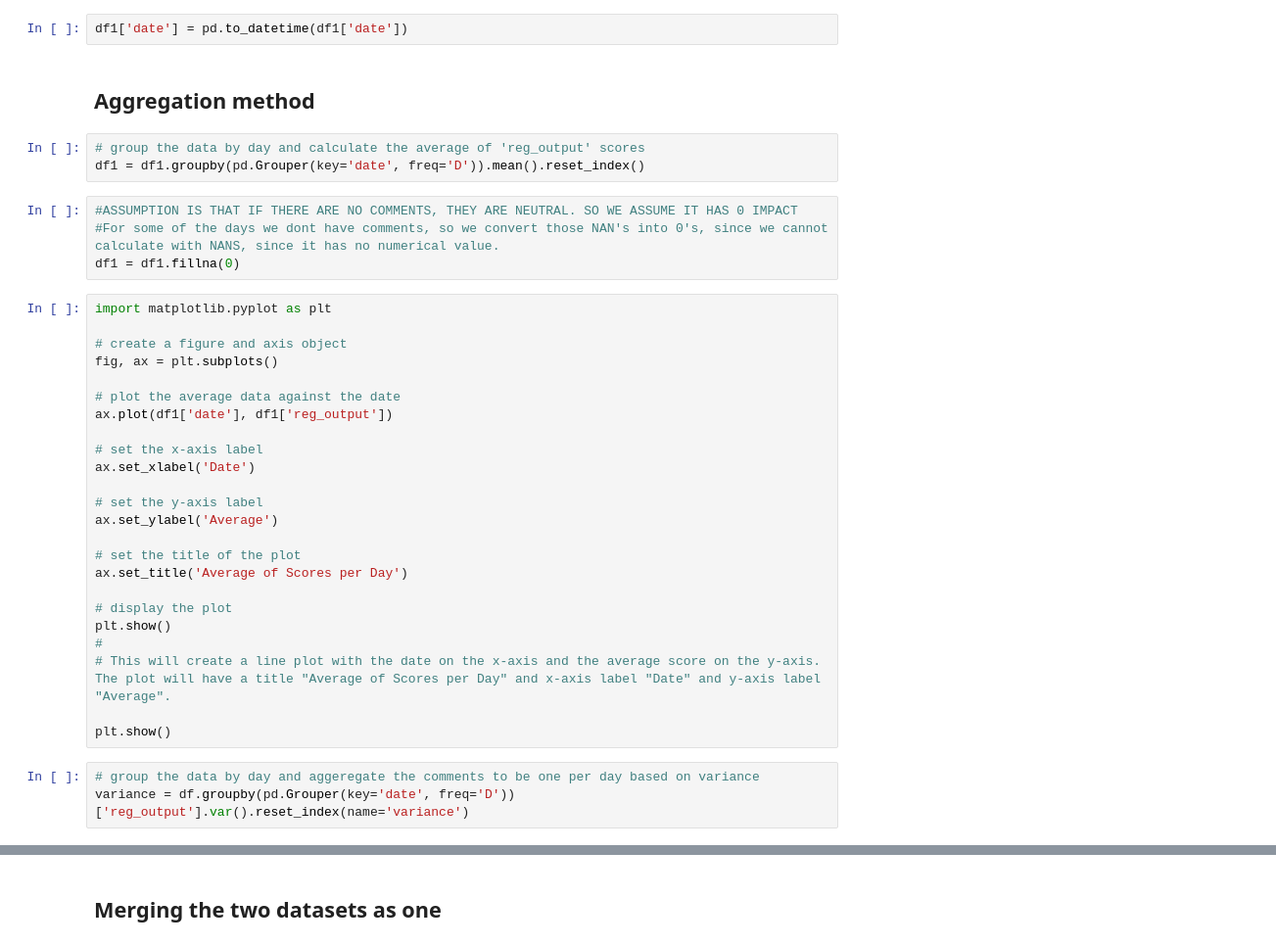
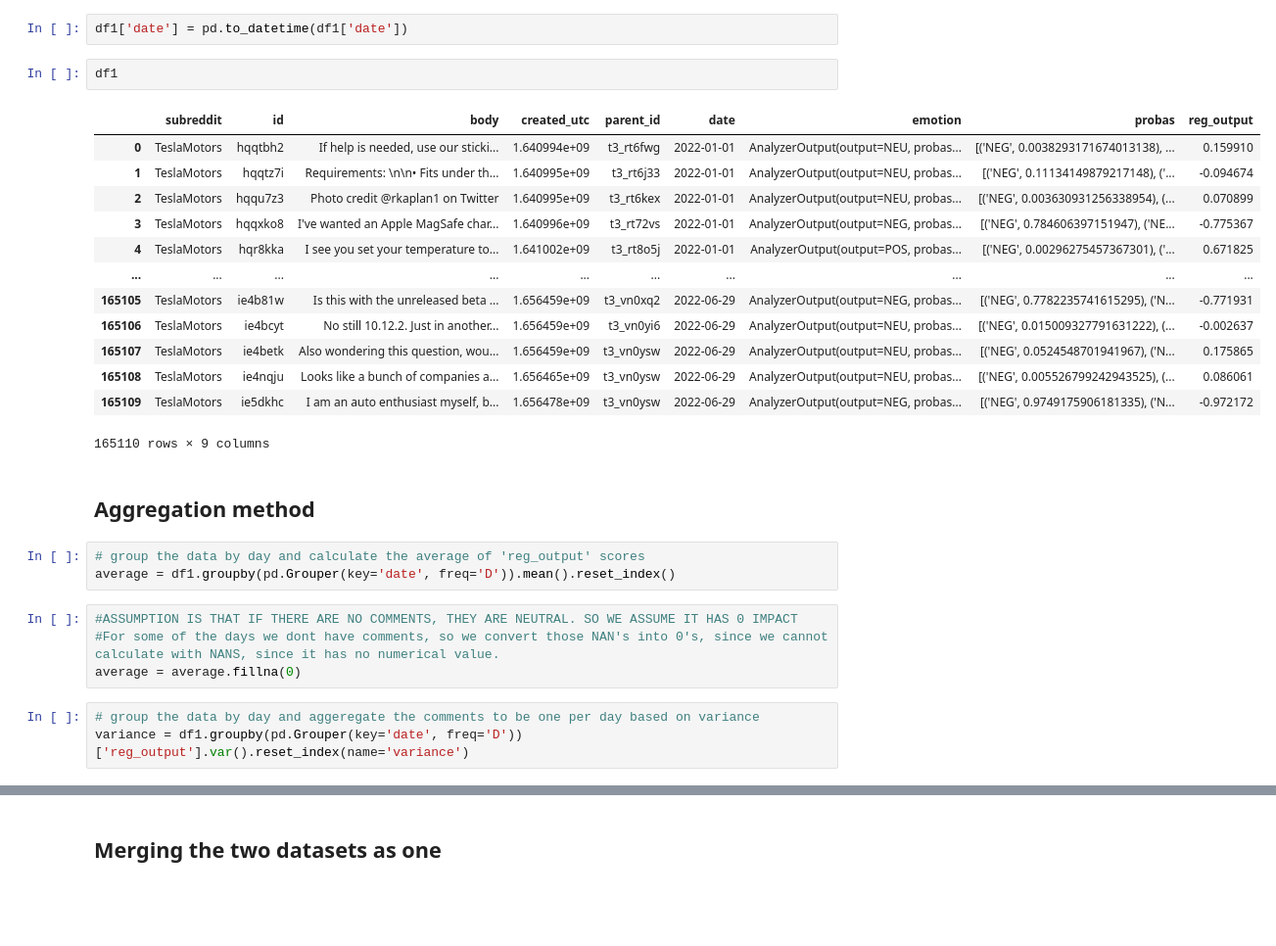
Before and after one commit to Maartenmoes9/Thesis_30_ECTS, a Jupyter notebook: Natural Language Processing.ipynb, the cells around one changed output, grey strips where cells are left out. Shown: that part at 98% size. Cells and saved outputs as stored; diff of their text form; blank space fills up the shorter version.

```diff
--- a/Natural Language Processing.ipynb
+++ b/Natural Language Processing.ipynb
@@ -134,39 +166,31 @@ df1['date'] = pd.to_datetime(df1['date'])
 df1['date'] = df1['date'].apply(lambda x: x.date() if x.time() < pd.Timestamp('14:30:00').time() else x.date() + pd.Timedelta(days=1))
 # %%
 df1['date'] = pd.to_datetime(df1['date'])
+# %%
+df1
+# %% [output]
+|  | subreddit | id | body | created_utc | parent_id | date | emotion | probas | reg_output |
+| 0 | TeslaMotors | hqqtbh2 | If help is needed, use our sticki... | 1.640994e+09 | t3_rt6fwg | 2022-01-01 | AnalyzerOutput(output=NEU, probas... | [('NEG', 0.0038293171674013138), ... | 0.159910 |
+| 1 | TeslaMotors | hqqtz7i | Requirements: \n\n• Fits under th... | 1.640995e+09 | t3_rt6j33 | 2022-01-01 | AnalyzerOutput(output=NEU, probas... | [('NEG', 0.11134149879217148), ('... | -0.094674 |
+| 2 | TeslaMotors | hqqu7z3 | Photo credit @rkaplan1 on Twitter | 1.640995e+09 | t3_rt6kex | 2022-01-01 | AnalyzerOutput(output=NEU, probas... | [('NEG', 0.003630931256338954), (... | 0.070899 |
+| 3 | TeslaMotors | hqqxko8 | I've wanted an Apple MagSafe char... | 1.640996e+09 | t3_rt72vs | 2022-01-01 | AnalyzerOutput(output=NEG, probas... | [('NEG', 0.784606397151947), ('NE... | -0.775367 |
+| 4 | TeslaMotors | hqr8kka | I see you set your temperature to... | 1.641002e+09 | t3_rt8o5j | 2022-01-01 | AnalyzerOutput(output=POS, probas... | [('NEG', 0.00296275457367301), ('... | 0.671825 |
+| ... | ... | ... | ... | ... | ... | ... | ... | ... | ... |
+| 165105 | TeslaMotors | ie4b81w | Is this with the unreleased beta ... | 1.656459e+09 | t3_vn0xq2 | 2022-06-29 | AnalyzerOutput(output=NEG, probas... | [('NEG', 0.7782235741615295), ('N... | -0.771931 |
+| 165106 | TeslaMotors | ie4bcyt | No still 10.12.2. Just in another... | 1.656459e+09 | t3_vn0yi6 | 2022-06-29 | AnalyzerOutput(output=NEU, probas... | [('NEG', 0.015009327791631222), (... | -0.002637 |
+| 165107 | TeslaMotors | ie4betk | Also wondering this question, wou... | 1.656459e+09 | t3_vn0ysw | 2022-06-29 | AnalyzerOutput(output=NEU, probas... | [('NEG', 0.0524548701941967), ('N... | 0.175865 |
+| 165108 | TeslaMotors | ie4nqju | Looks like a bunch of companies a... | 1.656465e+09 | t3_vn0ysw | 2022-06-29 | AnalyzerOutput(output=NEU, probas... | [('NEG', 0.005526799242943525), (... | 0.086061 |
+| 165109 | TeslaMotors | ie5dkhc | I am an auto enthusiast myself, b... | 1.656478e+09 | t3_vn0ysw | 2022-06-29 | AnalyzerOutput(output=NEG, probas... | [('NEG', 0.9749175906181335), ('N... | -0.972172 |
+165110 rows × 9 columns
 # %% [markdown]
 ## Aggregation method
 # %%
 # group the data by day and calculate the average of 'reg_output' scores
-df1 = df1.groupby(pd.Grouper(key='date', freq='D')).mean().reset_index()
+average = df1.groupby(pd.Grouper(key='date', freq='D')).mean().reset_index()
 # %%
 #ASSUMPTION IS THAT IF THERE ARE NO COMMENTS, THEY ARE NEUTRAL. SO WE ASSUME IT HAS 0 IMPACT
 #For some of the days we dont have comments, so we convert those NAN's into 0's, since we cannot calculate with NANS, since it has no numerical value.
-df1 = df1.fillna(0)
+average = average.fillna(0)
-# %%
-import matplotlib.pyplot as plt
-
-# create a figure and axis object
-fig, ax = plt.subplots()
-
-# plot the average data against the date
-ax.plot(df1['date'], df1['reg_output'])
-
-# set the x-axis label
-ax.set_xlabel('Date')
-
-# set the y-axis label
-ax.set_ylabel('Average')
-
-# set the title of the plot
-ax.set_title('Average of Scores per Day')
-
-# display the plot
-plt.show()
-#
-# This will create a line plot with the date on the x-axis and the average score on the y-axis. The plot will have a title "Average of Scores per Day" and x-axis label "Date" and y-axis label "Average".
-
-plt.show()
 # %%
 # group the data by day and aggeregate the comments to be one per day based on variance
-variance = df.groupby(pd.Grouper(key='date', freq='D'))['reg_output'].var().reset_index(name='variance')
+variance = df1.groupby(pd.Grouper(key='date', freq='D'))['reg_output'].var().reset_index(name='variance')
```
Also changed, not shown: parts of 9 cells of this notebook, 3 other files.
